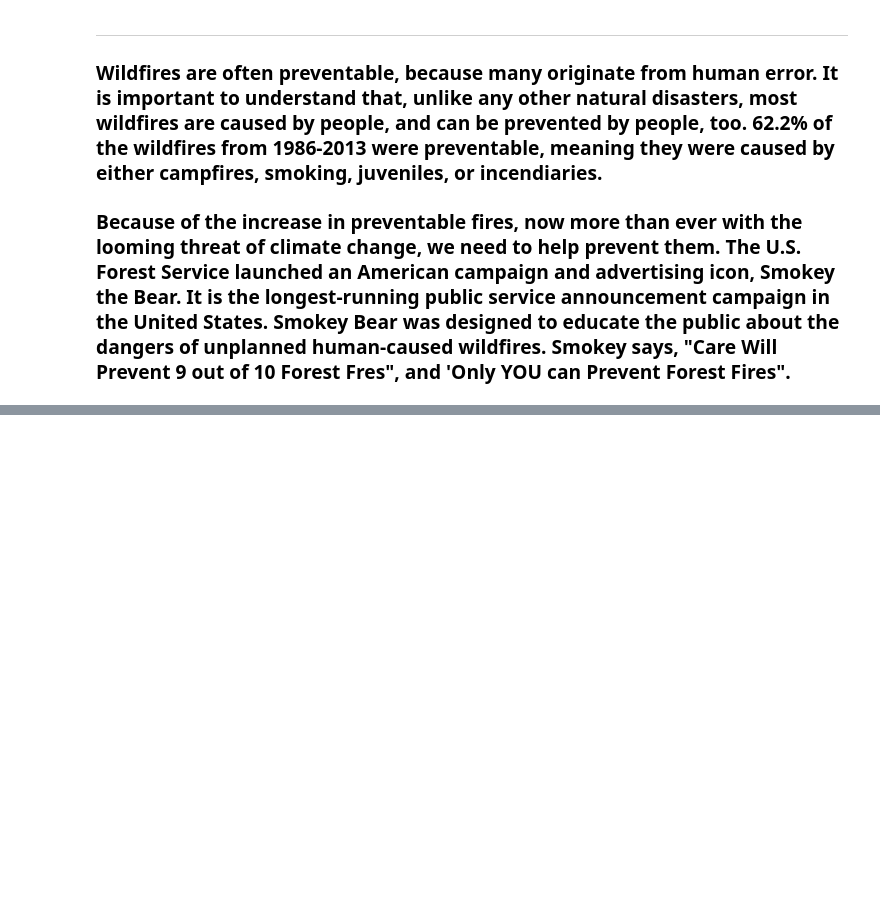
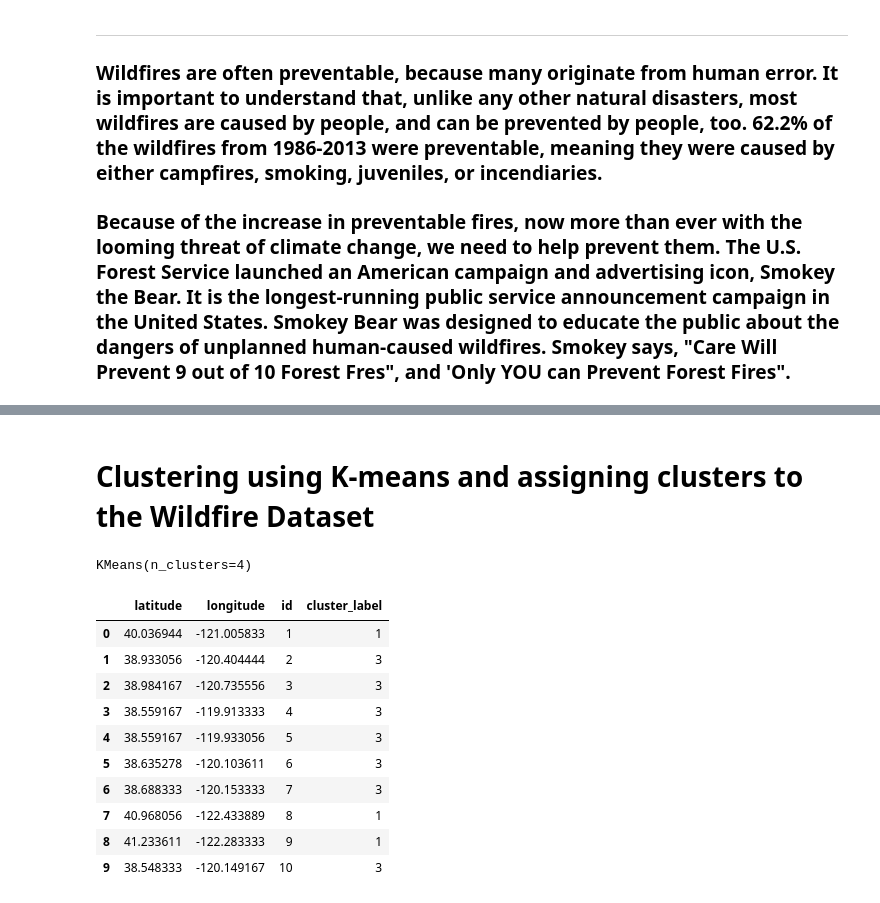
Before and after one commit to tcparchem/CS-418-Semester-Project, a Jupyter notebook: Analysis of Fire Start Data.ipynb, the cells around one changed output, grey strips where cells are left out. Cells and saved outputs as stored; diff of their text form; code cells hidden in the pictures; blank space fills up the shorter version.

```diff
--- a/Analysis of Fire Start Data.ipynb
+++ b/Analysis of Fire Start Data.ipynb
@@ -361,0 +437,29 @@ plot = df.plot.pie(y='count', figsize=(6, 6), autopct='%1.1f%%')
+# %% [markdown]
+# Clustering using K-means and assigning clusters to the Wildfire Dataset
+# %%
+kmeans = KMeans(n_clusters = 4, init ='k-means++')
+
+# Compute k-means clustering.
+kmeans.fit(clusterData[clusterData.columns[0:2]])
+
+clusterData['cluster_label'] = kmeans.fit_predict(clusterData[clusterData.columns[0:2]])
+# Coordinates of cluster centers.
+centers = kmeans.cluster_centers_
+
+# Labels of each point
+labels = kmeans.predict(clusterData[clusterData.columns[0:2]])
+
+clusterData.head(10)
+# %% [output]
+KMeans(n_clusters=4)
+|  | latitude | longitude | id | cluster_label |
+| 0 | 40.036944 | -121.005833 | 1 | 1 |
+| 1 | 38.933056 | -120.404444 | 2 | 3 |
+| 2 | 38.984167 | -120.735556 | 3 | 3 |
+| 3 | 38.559167 | -119.913333 | 4 | 3 |
+| 4 | 38.559167 | -119.933056 | 5 | 3 |
+| 5 | 38.635278 | -120.103611 | 6 | 3 |
+| 6 | 38.688333 | -120.153333 | 7 | 3 |
+| 7 | 40.968056 | -122.433889 | 8 | 1 |
+| 8 | 41.233611 | -122.283333 | 9 | 1 |
+| 9 | 38.548333 | -120.149167 | 10 | 3 |
```
Also changed, not shown: parts of 25 cells of this notebook.
